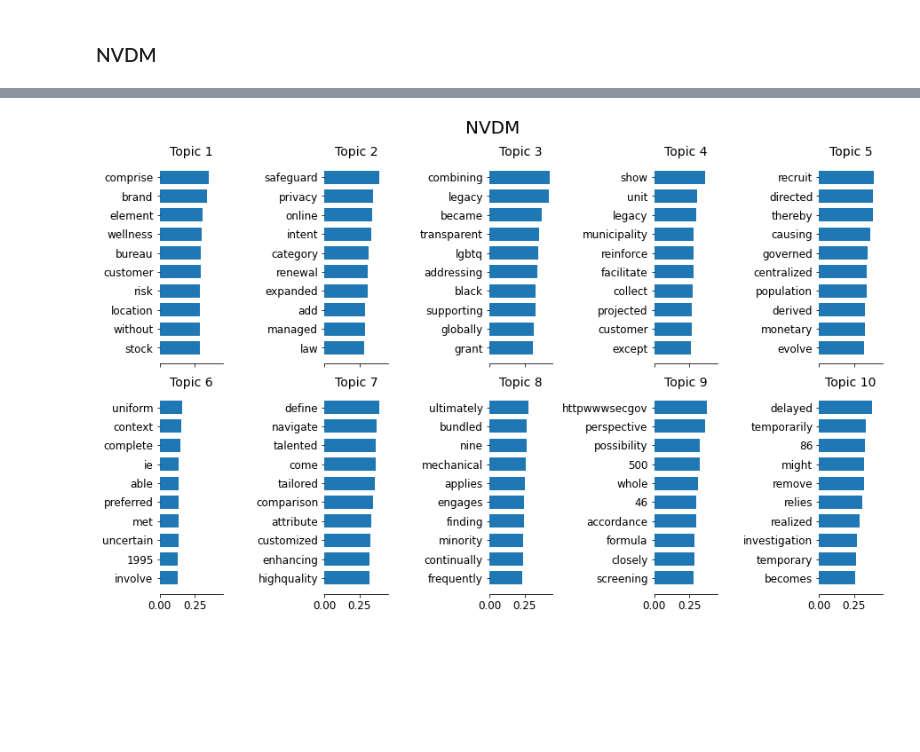
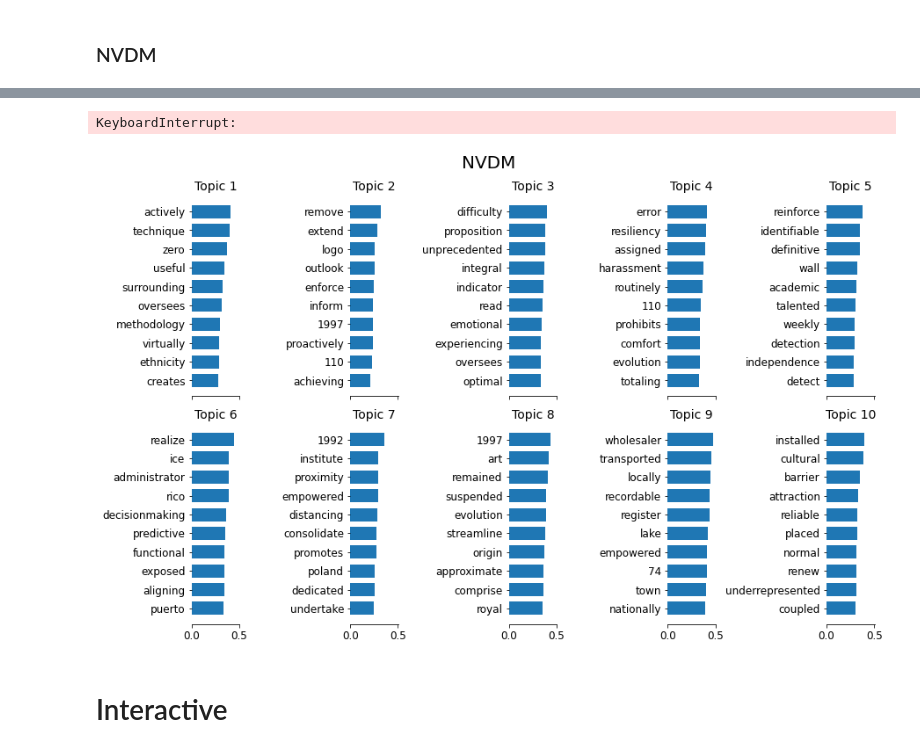
Before and after one commit to aaronfng/nlp-group-project, a Jupyter notebook: NLP Project Demo.ipynb, the cells around one changed output, grey strips where cells are left out. Drawn from its saved outputs; the diff is of its cells as text; code cells hidden in the pictures; blank space fills up the shorter version.

```diff
--- a/NLP Project Demo.ipynb
+++ b/NLP Project Demo.ipynb
@@ -527,9 +565,16 @@ print(np.mean(nvdm_topic_coherence))
+# %%
+nvdm_topic_coherence = topic_coherence(nvdm.topic_vocab_matrix, 10, umass_score(X_sp500))
+print(np.mean(nvdm_topic_coherence))
+# %% [output]
+KeyboardInterrupt:
 # %%
 # Since there are too many topics (300),
 # we only sample a few.
 
-idx = np.array(nvdm_topic_coherence).argsort()[:-10 - 1:-1]
-#idx = np.random.choice(nvdm.topic_vocab_matrix.shape[0], size=10)
+#idx = np.array(nvdm_topic_coherence).argsort()[:-10 - 1:-1]
+idx = np.random.choice(nvdm.topic_vocab_matrix.shape[0], size=10)
 plot_top_words(nvdm.topic_vocab_matrix[idx], tf_vectorizer.get_feature_names(), 10, "NVDM")
 # %% [output]
-[figure, old version]
+[figure, new version]
+# %% [markdown]
+# Interactive
```
Also changed, not shown: parts of 24 cells of this notebook.
